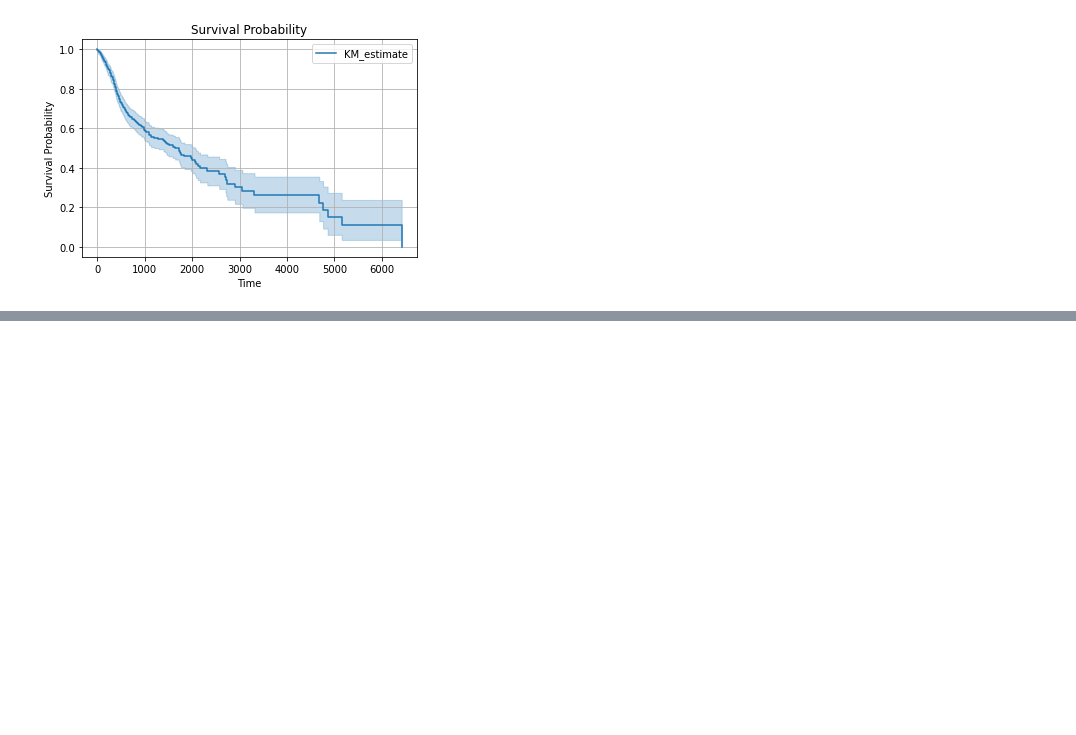
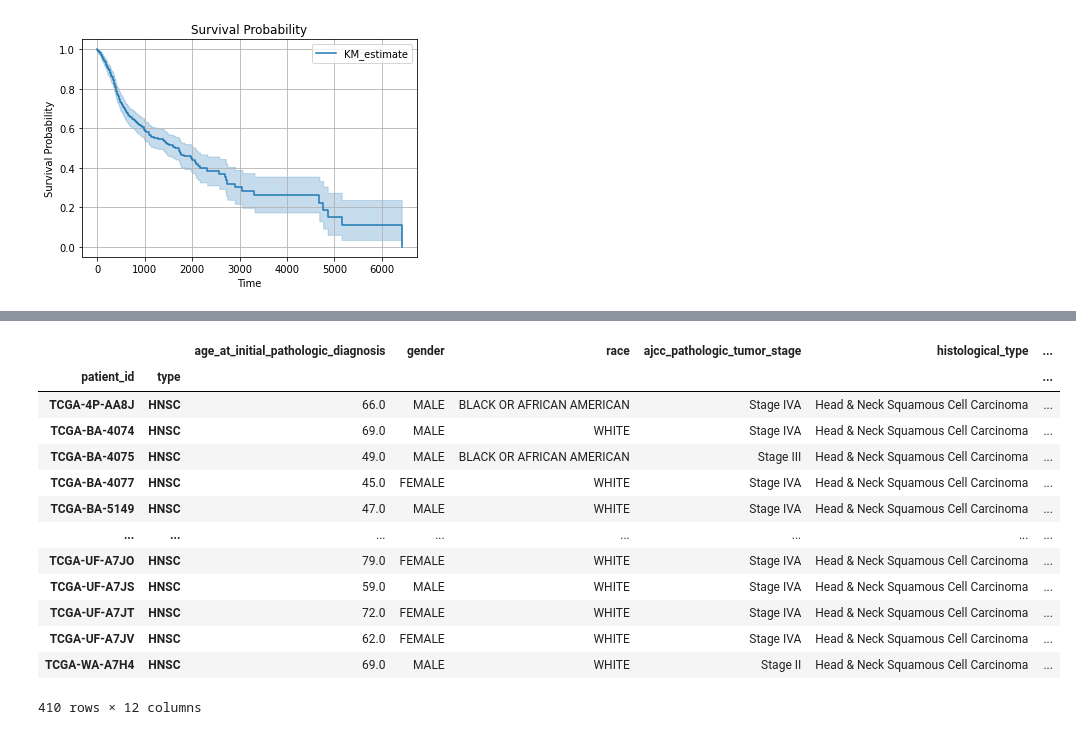
Before and after one commit to Enable72/ECE204-PROJECT4, a Jupyter notebook: project4.ipynb, the cells around one changed output, grey strips where cells are left out. Saved outputs shown, nothing was run; the diff lists cells and outputs as text; code cells hidden in the pictures; blank space fills up the shorter version.

```diff
--- a/project4.ipynb
+++ b/project4.ipynb
@@ -169,0 +228,22 @@ plt.show()
+# %%
+metadata = metadata[metadata['ajcc_pathologic_tumor_stage'] != '[Not Available]']
+metadata = metadata.dropna(how='all')
+columns_to_drop = ['DFI', 'DFI.time', 'PFI', 'PFI.time', 'Redaction']
+metadata = metadata.drop(columns=columns_to_drop)
+metadata = metadata.dropna()
+metadata
+# %% [output]
+|  |  | age_at_initial_pathologic_diagnosis | gender | race | ajcc_pathologic_tumor_stage | histological_type | ... |
+| patient_id | type |  |  |  |  |  | ... |
+| TCGA-4P-AA8J | HNSC | 66.0 | MALE | BLACK OR AFRICAN AMERICAN | Stage IVA | Head & Neck Squamous Cell Carcinoma | ... |
+| TCGA-BA-4074 | HNSC | 69.0 | MALE | WHITE | Stage IVA | Head & Neck Squamous Cell Carcinoma | ... |
+| TCGA-BA-4075 | HNSC | 49.0 | MALE | BLACK OR AFRICAN AMERICAN | Stage III | Head & Neck Squamous Cell Carcinoma | ... |
+| TCGA-BA-4077 | HNSC | 45.0 | FEMALE | WHITE | Stage IVA | Head & Neck Squamous Cell Carcinoma | ... |
+| TCGA-BA-5149 | HNSC | 47.0 | MALE | WHITE | Stage IVA | Head & Neck Squamous Cell Carcinoma | ... |
+| ... | ... | ... | ... | ... | ... | ... | ... |
+| TCGA-UF-A7JO | HNSC | 79.0 | FEMALE | WHITE | Stage IVA | Head & Neck Squamous Cell Carcinoma | ... |
+| TCGA-UF-A7JS | HNSC | 59.0 | MALE | WHITE | Stage IVA | Head & Neck Squamous Cell Carcinoma | ... |
+| TCGA-UF-A7JT | HNSC | 72.0 | FEMALE | WHITE | Stage IVA | Head & Neck Squamous Cell Carcinoma | ... |
+| TCGA-UF-A7JV | HNSC | 62.0 | FEMALE | WHITE | Stage IVA | Head & Neck Squamous Cell Carcinoma | ... |
+| TCGA-WA-A7H4 | HNSC | 69.0 | MALE | WHITE | Stage II | Head & Neck Squamous Cell Carcinoma | ... |
+410 rows × 12 columns
```
Also changed, not shown: parts of 2 cells of this notebook.
